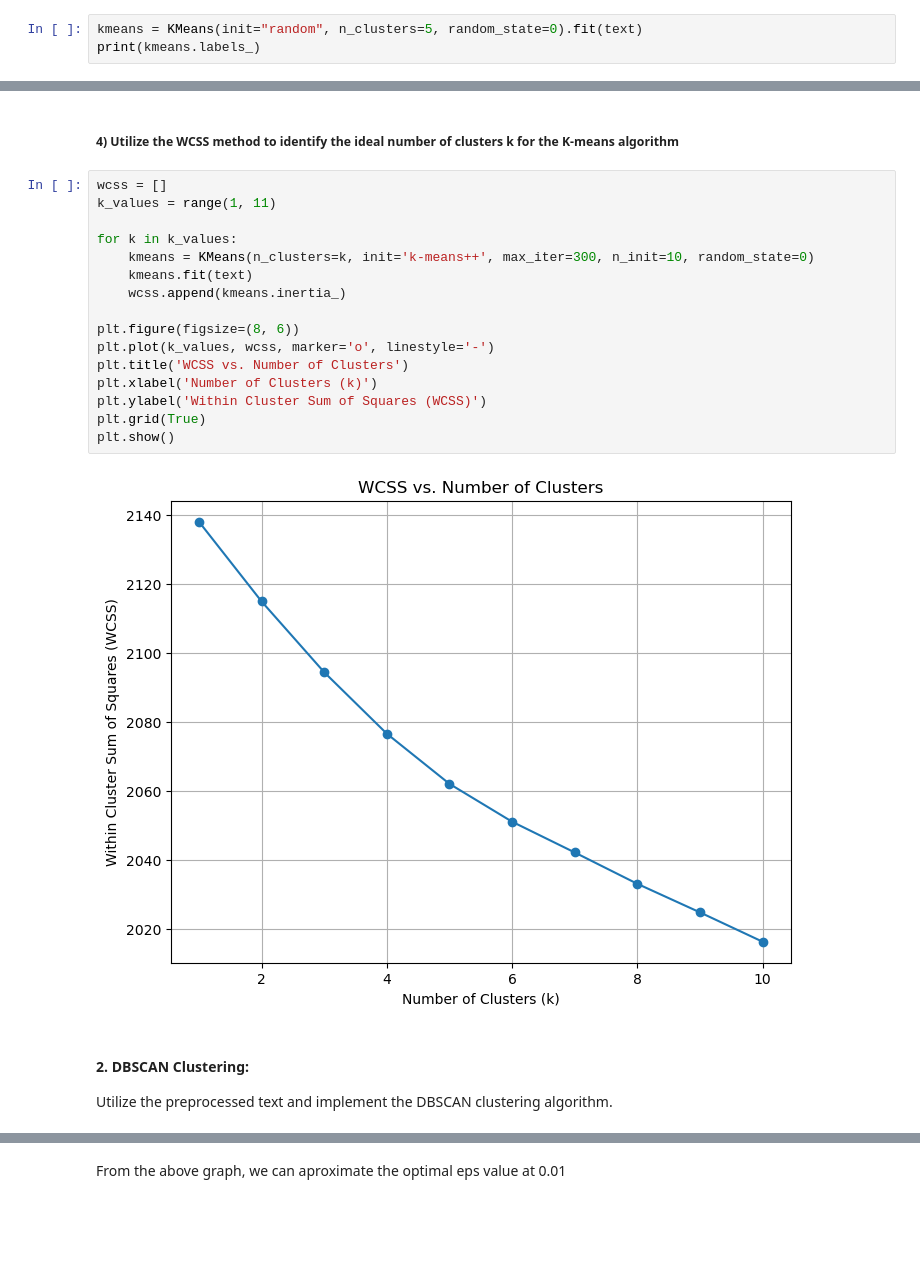
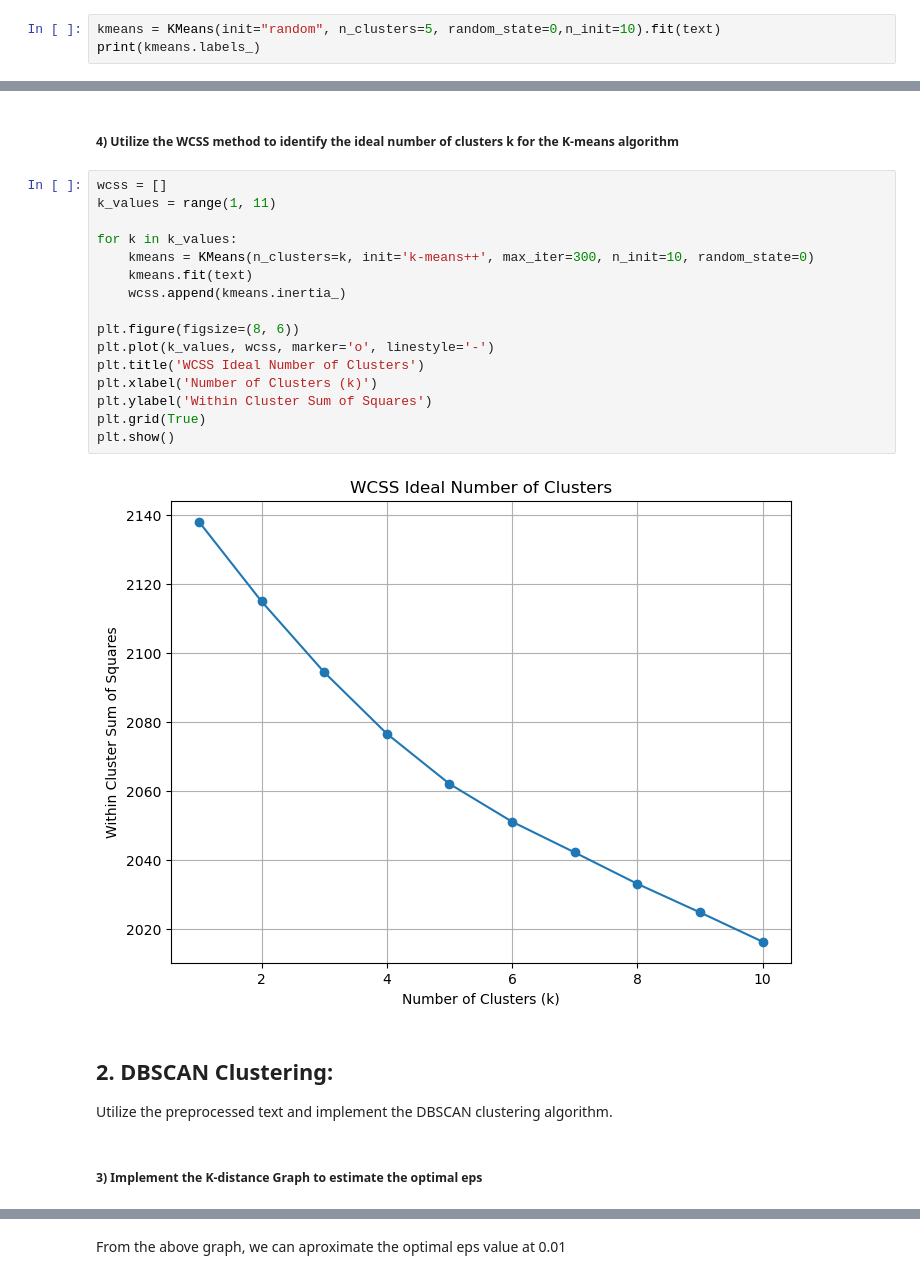
Before and after one commit to Torin99/CP421, a Jupyter notebook: bort4620_a02.ipynb, the cells around one changed output, grey strips where cells are left out. Cells and saved outputs as stored; diff of their text form; blank space fills up the shorter version.

```diff
--- a/bort4620_a02.ipynb
+++ b/bort4620_a02.ipynb
@@ -149,6 +124,6 @@ ad sale boost time warner profit quarterli profit us medium giant timewarn jump
 With the processed text, segregate the news articles into 5 distinct clusters using the K-means algorithm.
 # %%
-kmeans = KMeans(init="random", n_clusters=5, random_state=0).fit(text)
+kmeans = KMeans(init="random", n_clusters=5, random_state=0,n_init=10).fit(text)
 print(kmeans.labels_)
 # %% [output]
 [1 1 1 ... 3 3 0]
@@ -210,22 +162,24 @@ No artists with labels found to put in legend.  Note that artists whose label st
 # %%
 wcss = []
 k_values = range(1, 11)
 
 for k in k_values:
     kmeans = KMeans(n_clusters=k, init='k-means++', max_iter=300, n_init=10, random_state=0)
     kmeans.fit(text)
     wcss.append(kmeans.inertia_)
 
 plt.figure(figsize=(8, 6))
 plt.plot(k_values, wcss, marker='o', linestyle='-')
-plt.title('WCSS vs. Number of Clusters')
+plt.title('WCSS Ideal Number of Clusters')
 plt.xlabel('Number of Clusters (k)')
-plt.ylabel('Within Cluster Sum of Squares (WCSS)')
+plt.ylabel('Within Cluster Sum of Squares')
 plt.grid(True)
 plt.show()
 # %% [output]
-[figure, old version]
+[figure, new version]
 # %% [markdown]
-#### 2. DBSCAN Clustering:
+## 2. DBSCAN Clustering:
 Utilize the preprocessed text and implement the DBSCAN clustering algorithm.
+# %% [markdown]
+##### 3) Implement the K-distance Graph to estimate the optimal eps
 # %%
```
Also changed, not shown: parts of 23 cells of this notebook.
